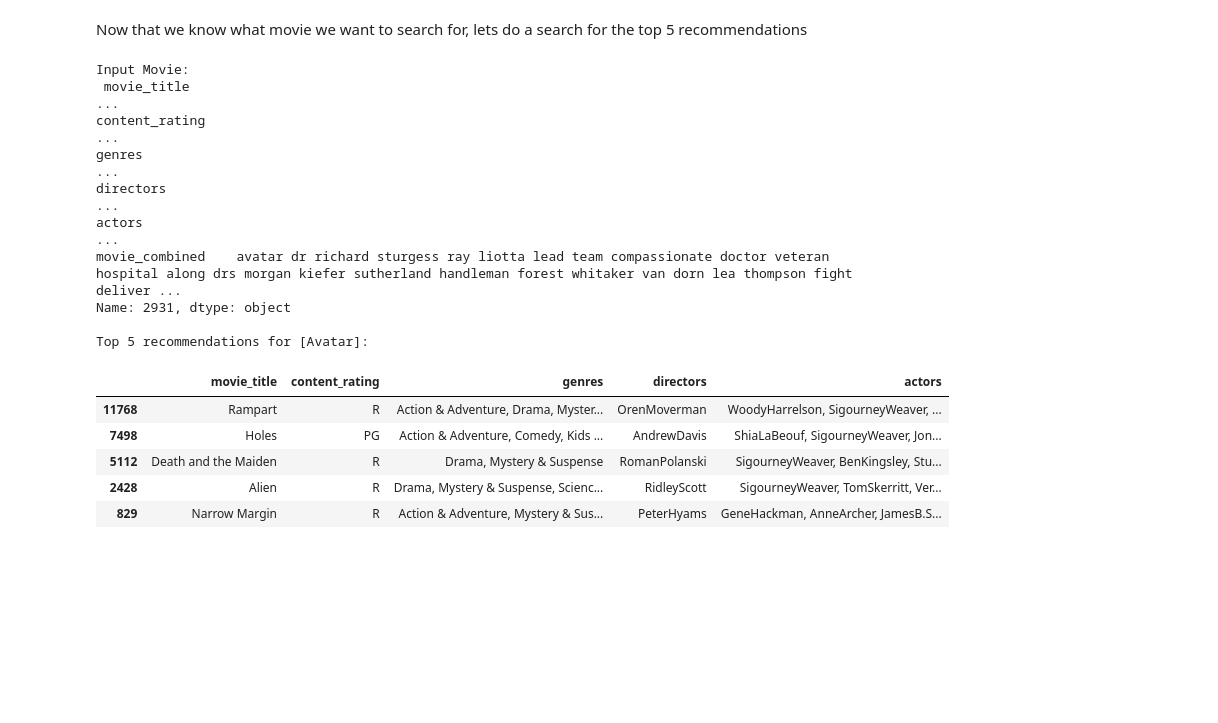
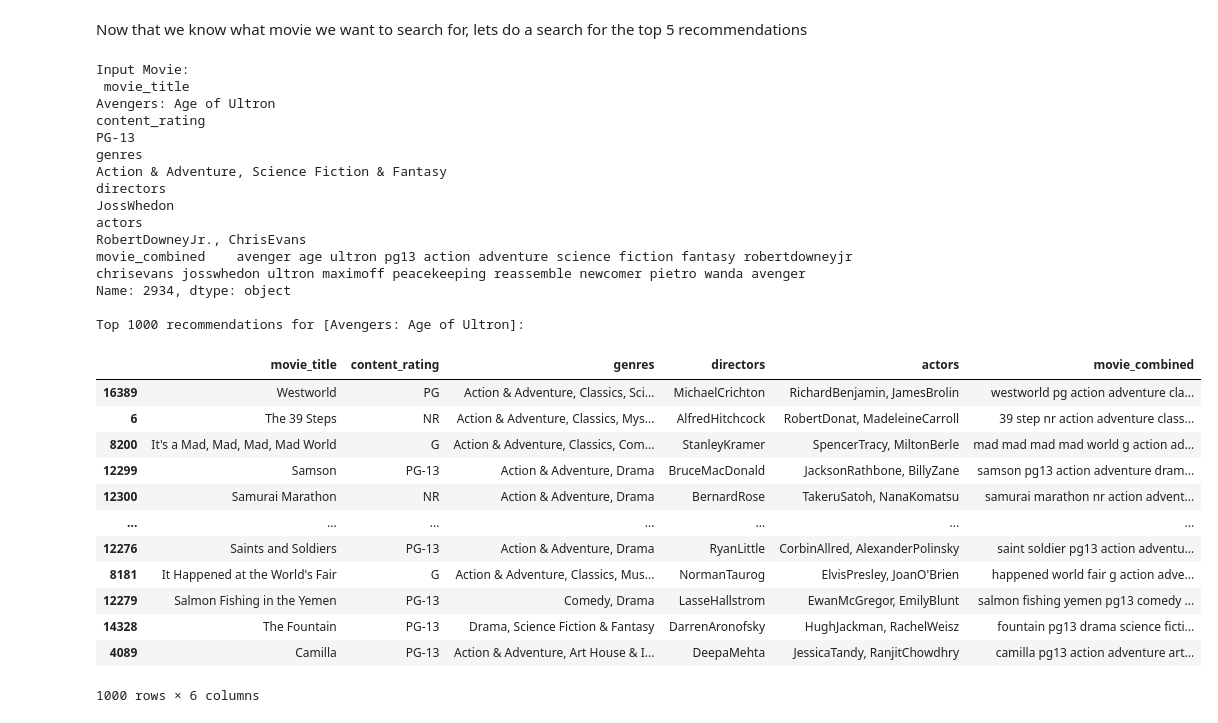
Before and after one commit to LaertXh/LLM-Project, a Jupyter notebook: CIS9665_FinalProject-V0.3.0-standard.ipynb, the cells around one changed output. Cells and saved outputs as stored; diff of their text form; code cells hidden in the pictures; blank space fills up the shorter version.

Commit message:
added different versions of the solution

```diff
--- a/CIS9665_FinalProject-V0.2.ipynb
+++ b/CIS9665_FinalProject-V0.3.0-standard.ipynb
@@ -242,4 +263,7 @@ def create_shingles(text, shingle_size=6):
     return [text[i:i+shingle_size] for i in range(len(text)-shingle_size+1)]
+# %%
+# Set number of Permutations
+permutations = 512
 # %% [markdown]
 # Creating function to generate MinHash Forest (using fixed shingle size)
 
@@ -249,26 +273,38 @@ def create_shingles(text, shingle_size=6):
 - Generating a forest of all MinHashed strings
 - Indexing the forest to make it searchable
 # %%
+import time
+from joblib import Parallel, delayed
+from datasketch import MinHash, MinHashLSHForest
+import multiprocessing
+
+def minhash_worker(doc, permutations):
+    shingles = create_shingles(doc)
+    m = MinHash(num_perm=permutations)
+    for shingle in shingles:
+        m.update(shingle.encode('utf8'))
+    return m
+
 def generate_forest(docs, permutations):
     start_time = time.time()
 
-    minhash = []
+    num_cores = max(1, multiprocessing.cpu_count() - 1)
+    print(f"Using {num_cores} cores for parallel MinHash creation...")
 
-    for doc in docs:
-        shingles = create_shingles(doc)
-        m = MinHash(num_perm=permutations)
-        for shingle in shingles:
-            m.update(shingle.encode('utf8'))
-        minhash.append(m)
+    # Step 1: Parallel MinHash creation (safe version)
+    minhash_list = Parallel(n_jobs=num_cores)(
+        delayed(minhash_worker)(doc, permutations) for doc in docs
+    )
 
+    # Step 2: Build LSH forest sequentially
     forest = MinHashLSHForest(num_perm=permutations)
 
-    for i,m in enumerate(minhash):
-        forest.add(i,m)
+    for idx, m in enumerate(minhash_list):
+        forest.add(idx, m)
 
     forest.index()
 
-    print('It took %s seconds to build forest.' %(time.time()-start_time))
+    print('It took %.2f seconds to build forest.' % (time.time() - start_time))
 
     return forest
 # %% [markdown]
@@ -300,13 +336,10 @@ def predict(idx, df_cleaned, permutations, num_results, forest):
     # Remove the movie itself from the results
     idx_array = idx_array[idx_array != idx]
 
-    result = df_cleaned.loc[idx_array][['movie_title', 'content_rating', 'genres', 'directors', 'actors']]
+    result = df_cleaned.loc[idx_array][['movie_title', 'content_rating', 'genres', 'directors', 'actors', 'movie_combined']]
     return result
 # %% [markdown]
 # Creating Forest (Using Fixed Shingle Size)
-# %%
-# Set number of Permutations
-permutations = 128
 # %%
 # Creating forest (using fixed shingle size)
 forest = generate_forest(df_cleaned['movie_combined'], permutations)
@@ -336,29 +373,36 @@ search_list
 # %% [markdown]
 Now that we know what movie we want to search for, lets do a search for the top 5 recommendations
 # %%
-idx = 2931
-num_recommendations = 5
+idx = 2934
+num_recommendations = 10
 input_title = df_cleaned.loc[idx]['movie_title']
 input_text = df_cleaned.loc[idx]['movie_combined']
 results = predict(idx, df_cleaned, permutations, num_recommendations, forest)
 movie_info = df_cleaned.loc[idx, ['movie_title', 'content_rating', 'genres', 'directors', 'actors', 'movie_combined']]
 print("Input Movie:\n", movie_info)
 print(f'\nTop {num_recommendations} recommendations for [{input_title}]:')
 results
 # %% [output]
 Input Movie:
- movie_title                                                                                                                                                                                             ...
-content_rating                                                                                                                                                                                           ...
-genres                                                                                                                                                                                                   ...
-directors                                                                                                                                                                                                ...
-actors                                                                                                                                                                                                   ...
-movie_combined    avatar dr richard sturgess ray liotta lead team compassionate doctor veteran hospital along drs morgan kiefer sutherland handleman forest whitaker van dorn lea thompson fight deliver ...
-Name: 2931, dtype: object
+ movie_title                                                                                                                                                           Avengers: Age of Ultron
+content_rating                                                                                                                                                                          PG-13
+genres                                                                                                                                          Action & Adventure, Science Fiction & Fantasy
+directors                                                                                                                                                                          JossWhedon
+actors                                                                                                                                                            RobertDowneyJr., ChrisEvans
+movie_combined    avenger age ultron pg13 action adventure science fiction fantasy robertdowneyjr chrisevans josswhedon ultron maximoff peacekeeping reassemble newcomer pietro wanda avenger
+Name: 2934, dtype: object
 
-Top 5 recommendations for [Avatar]:
+Top 1000 recommendations for [Avengers: Age of Ultron]:
-|  | movie_title | content_rating | genres | directors | actors |
-| 11768 | Rampart | R | Action & Adventure, Drama, Myster... | OrenMoverman | WoodyHarrelson, SigourneyWeaver, ... |
-| 7498 | Holes | PG | Action & Adventure, Comedy, Kids ... | AndrewDavis | ShiaLaBeouf, SigourneyWeaver, Jon... |
-| 5112 | Death and the Maiden | R | Drama, Mystery & Suspense | RomanPolanski | SigourneyWeaver, BenKingsley, Stu... |
-| 2428 | Alien | R | Drama, Mystery & Suspense, Scienc... | RidleyScott | SigourneyWeaver, TomSkerritt, Ver... |
-| 829 | Narrow Margin | R | Action & Adventure, Mystery & Sus... | PeterHyams | GeneHackman, AnneArcher, JamesB.S... |
+|  | movie_title | content_rating | genres | directors | actors | movie_combined |
+| 16389 | Westworld | PG | Action & Adventure, Classics, Sci... | MichaelCrichton | RichardBenjamin, JamesBrolin | westworld pg action adventure cla... |
+| 6 | The 39 Steps | NR | Action & Adventure, Classics, Mys... | AlfredHitchcock | RobertDonat, MadeleineCarroll | 39 step nr action adventure class... |
+| 8200 | It's a Mad, Mad, Mad, Mad World | G | Action & Adventure, Classics, Com... | StanleyKramer | SpencerTracy, MiltonBerle | mad mad mad mad world g action ad... |
+| 12299 | Samson | PG-13 | Action & Adventure, Drama | BruceMacDonald | JacksonRathbone, BillyZane | samson pg13 action adventure dram... |
+| 12300 | Samurai Marathon | NR | Action & Adventure, Drama | BernardRose | TakeruSatoh, NanaKomatsu | samurai marathon nr action advent... |
+| ... | ... | ... | ... | ... | ... | ... |
+| 12276 | Saints and Soldiers | PG-13 | Action & Adventure, Drama | RyanLittle | CorbinAllred, AlexanderPolinsky | saint soldier pg13 action adventu... |
+| 8181 | It Happened at the World's Fair | G | Action & Adventure, Classics, Mus... | NormanTaurog | ElvisPresley, JoanO'Brien | happened world fair g action adve... |
+| 12279 | Salmon Fishing in the Yemen | PG-13 | Comedy, Drama | LasseHallstrom | EwanMcGregor, EmilyBlunt | salmon fishing yemen pg13 comedy ... |
+| 14328 | The Fountain | PG-13 | Drama, Science Fiction & Fantasy | DarrenAronofsky | HughJackman, RachelWeisz | fountain pg13 drama science ficti... |
+| 4089 | Camilla | PG-13 | Action & Adventure, Art House & I... | DeepaMehta | JessicaTandy, RanjitChowdhry | camilla pg13 action adventure art... |
+1000 rows × 6 columns
```
Also changed, not shown: parts of 18 cells of this notebook, 2 other files.
